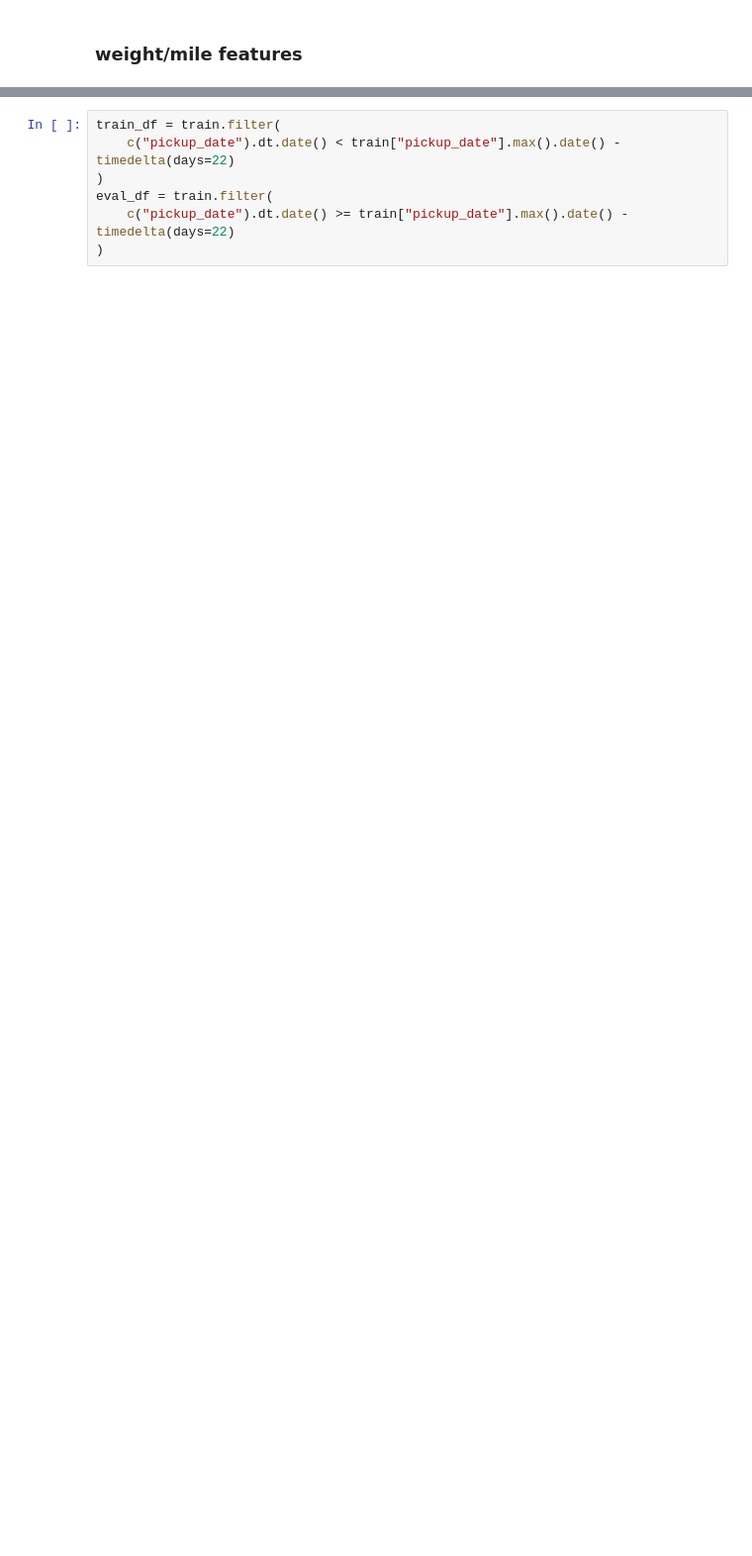
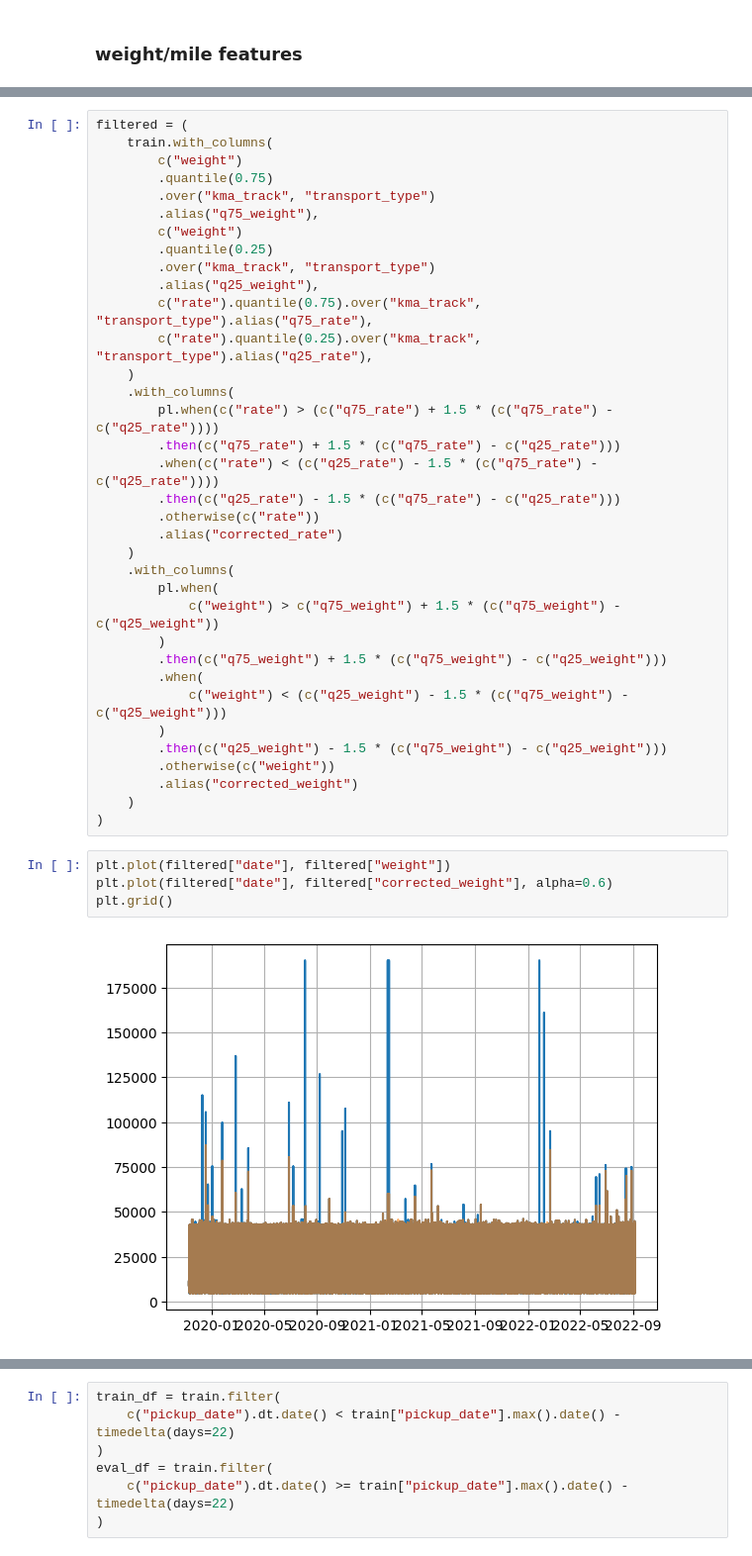
Before and after one commit to KonstantinBurkin/ml-engineer-greenscreens, a Jupyter notebook: notebooks/1_data_processing.ipynb, the cells around one changed output, grey strips where cells are left out. Shown at 99% size. Drawn from its saved outputs; the diff is of its cells as text; blank space fills up the shorter version.

```diff
--- a/notebooks/1_data_processing.ipynb
+++ b/notebooks/1_data_processing.ipynb
@@ -200,0 +214,41 @@ shape: (5, 21)
+# %%
+filtered = (
+    train.with_columns(
+        c("weight")
+        .quantile(0.75)
+        .over("kma_track", "transport_type")
+        .alias("q75_weight"),
+        c("weight")
+        .quantile(0.25)
+        .over("kma_track", "transport_type")
+        .alias("q25_weight"),
+        c("rate").quantile(0.75).over("kma_track", "transport_type").alias("q75_rate"),
+        c("rate").quantile(0.25).over("kma_track", "transport_type").alias("q25_rate"),
+    )
+    .with_columns(
+        pl.when(c("rate") > (c("q75_rate") + 1.5 * (c("q75_rate") - c("q25_rate"))))
+        .then(c("q75_rate") + 1.5 * (c("q75_rate") - c("q25_rate")))
+        .when(c("rate") < (c("q25_rate") - 1.5 * (c("q75_rate") - c("q25_rate"))))
+        .then(c("q25_rate") - 1.5 * (c("q75_rate") - c("q25_rate")))
+        .otherwise(c("rate"))
+        .alias("corrected_rate")
+    )
+    .with_columns(
+        pl.when(
+            c("weight") > c("q75_weight") + 1.5 * (c("q75_weight") - c("q25_weight"))
+        )
+        .then(c("q75_weight") + 1.5 * (c("q75_weight") - c("q25_weight")))
+        .when(
+            c("weight") < (c("q25_weight") - 1.5 * (c("q75_weight") - c("q25_weight")))
+        )
+        .then(c("q25_weight") - 1.5 * (c("q75_weight") - c("q25_weight")))
+        .otherwise(c("weight"))
+        .alias("corrected_weight")
+    )
+)
+# %%
+plt.plot(filtered["date"], filtered["weight"])
+plt.plot(filtered["date"], filtered["corrected_weight"], alpha=0.6)
+plt.grid()
+# %% [output]
+[figure, added]
```
Also changed, not shown: parts of 85 cells of this notebook.
